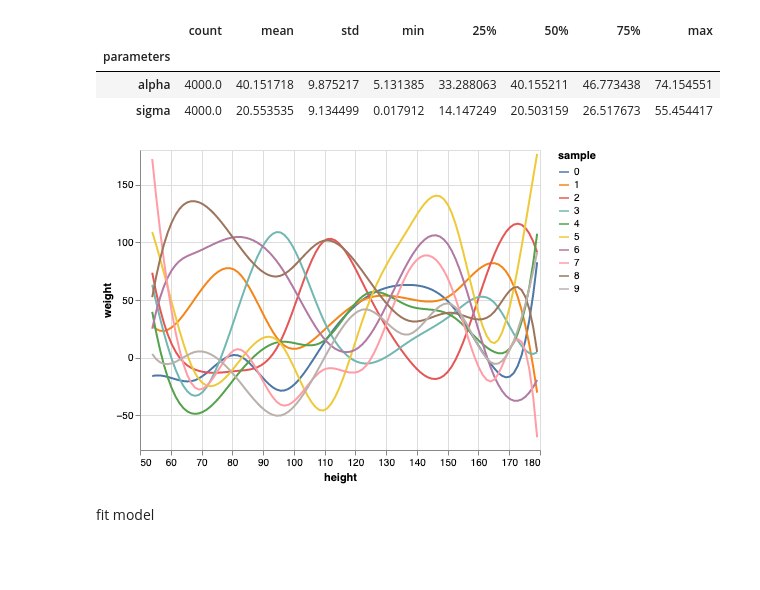
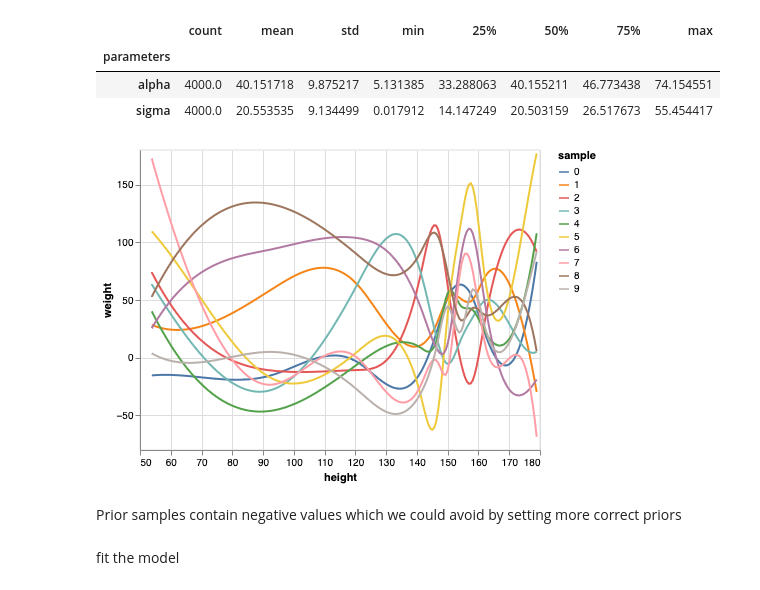
Before and after one commit to regata/statreth, a Jupyter notebook: notebooks/lecture04.ipynb, the cells around one changed output. Drawn from its saved outputs; the diff is of its cells as text; code cells hidden in the pictures; blank space fills up the shorter version.

```diff
--- a/notebooks/lecture04.ipynb
+++ b/notebooks/lecture04.ipynb
@@ -559,7 +528,8 @@ basis_chart
-# %%
-# generate values for each basis function
-bpoints = np.zeros((n_knots, len(height)))
-
-for i in range(n_knots):
-    basis_height = basisf(height, i, k, knots)
-    bpoints[i] = basis_height
+# %%
+k = 3  # degree
+knots = np.quantile(height, np.linspace(0, 1, num=10)) # (10,)
+n_knots = len(knots) + k - 1
+print("n_knots:", n_knots)
+
+# repeat edge values
+knots = np.pad(knots, (k, k), mode="edge") # [1,2,3] => [1,1,1, 1,2,3, 3,3,3]
@@ -565,0 +538,20 @@ for i in range(n_knots):
+# %%
+height_grid = np.linspace(height.min(), height.max(), num=200)
+# generate points for each basis function
+bpoints = si.BSpline(knots, np.eye(n_knots), k=k)(height_grid).T  # (n_knots, n_samples)
+
+df = pd.DataFrame({"weight": [], "height": [], "basis": []})
+for i, b in enumerate(bpoints):
+    update_df = pd.DataFrame(
+        {
+            "height": height_grid,
+            "weight": b,
+            # `dtype=str` would incorrectly store `11` as `"1"`
+            "basis": np.full_like(b, str(i), dtype=object),
+        }
+    )
+
+    df = pd.concat([df, update_df], ignore_index=True)
+
+basis_chart = alt.Chart(df).mark_line().encode(x="height", y="weight", color="basis")
+basis_chart
@@ -567,3 +561,7 @@ for i in range(n_knots):
 ### Fit model
 # %% [markdown]
 sample prior
+# %%
+# generate values for each basis function
+bpoints = si.BSpline(knots, np.eye(n_knots), k=k)(height).T  # (n_knots, n_samples)
+bpoints.shape
@@ -633,30 +612,33 @@ def spline_eval(x, k, knots, coeffs):
 # %%
 n_curves = 10
 
 coeffs = prior_fit.get("coeffs")
 alpha = prior_fit.get("alpha")[0]
 tau = prior_fit.get("tau")[0]
 df = pd.DataFrame({"weight": [], "height": [], "sample": []})
 for i in range(10):
     c = coeffs[:, i]
-    y = alpha[i] + tau[i] * spline_eval(height_grid, k, knots, c)
+    b = si.BSpline(knots, c, k=k)(height_grid).T
+    y = alpha[i] + tau[i] * b
 
     update_df = pd.DataFrame(
         {
             "height": height_grid,
             "weight": y,
             "sample": np.full_like(height_grid, str(i), dtype=object),
         }
     )
 
     df = pd.concat([df, update_df], ignore_index=True)
 
 prior_chart = alt.Chart(df).mark_line().encode(x="height", y="weight", color="sample")
 prior_chart
 # %% [output]
-[figure, old version]
+[figure, new version]
+# %% [markdown]
+Prior samples contain negative values which we could avoid by setting more correct priors
 # %% [markdown]
-fit model
+fit the model
 # %%
 code = """
 data {
```
Also changed, not shown: parts of 39 cells of this notebook.
